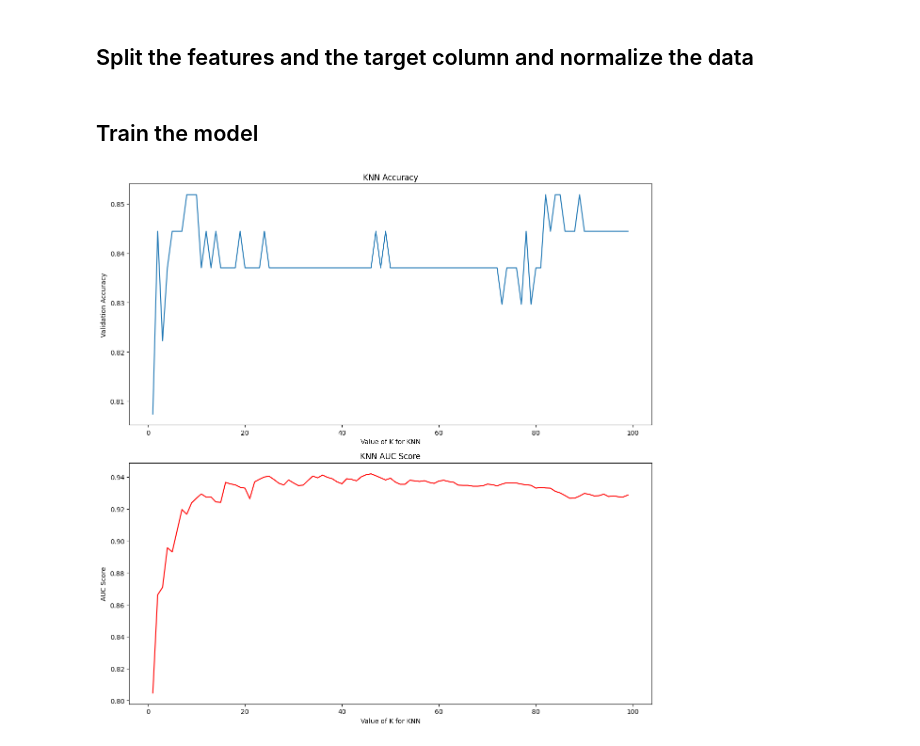
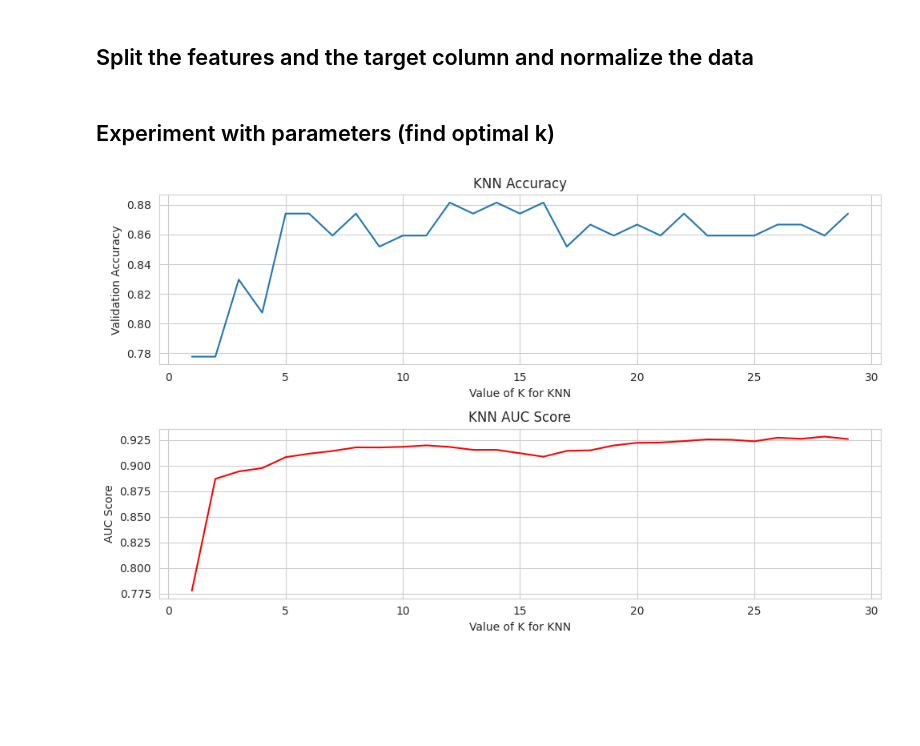
Before and after one commit to neiios/dtmm-task-4, a Jupyter notebook: knn.ipynb, the cells around one changed output. Drawn from its saved outputs; the diff is of its cells as text; code cells hidden in the pictures; blank space fills up the shorter version.

```diff
--- a/knn.ipynb
+++ b/knn.ipynb
@@ -11,18 +10,20 @@ validation_df = pd.read_csv('validation.csv')
 # %% [markdown]
 ## Split the features and the target column and normalize the data
 # %%
+from sklearn.preprocessing import MinMaxScaler
+
 scaler = MinMaxScaler()
 
 # full dataset
-X = scaler.fit_transform(df.drop('Class', axis=1))
+X = df.drop('Class', axis=1)
 y = df['Class']
 
 # splits
-X_train = scaler.fit_transform(train_df.drop('Class', axis=1))
+X_train = train_df.drop('Class', axis=1)
 y_train = train_df['Class']
-X_validation = scaler.fit_transform(validation_df.drop('Class', axis=1))
+X_validation = validation_df.drop('Class', axis=1)
 y_validation = validation_df['Class']
-X_test = scaler.fit_transform(test_df.drop('Class', axis=1))
+X_test = test_df.drop('Class', axis=1)
 y_test = test_df['Class']
 # %% [markdown]
-## Train the model
+## Experiment with parameters (find optimal k)
@@ -52,38 +30,39 @@ def get_result_stats(clf, X, y) -> None:
 # %%
+import matplotlib.pyplot as plt
 from sklearn.neighbors import KNeighborsClassifier
-from sklearn.metrics import accuracy_score
-import matplotlib.pyplot as plt
+from sklearn.metrics import confusion_matrix, accuracy_score, roc_auc_score, precision_score, recall_score, f1_score
 
-k_values = range(1, 100)
 validation_scores = []
 auc_scores = []
+
+k_values = range(1, 30)
 for k in k_values:
-    knn = KNeighborsClassifier(n_neighbors=k)
-    knn.fit(X_train, y_train)
+    knn = KNeighborsClassifier(n_neighbors=k).fit(X_train, y_train)
+
     y_pred = knn.predict(X_validation)
     y_pred_prob = knn.predict_proba(X_validation)[:, 1]
 
     accuracy = accuracy_score(y_validation, y_pred)
     auc = roc_auc_score(y_validation, y_pred_prob)
 
     validation_scores.append(accuracy)
     auc_scores.append(auc)
 
-plt.figure(figsize=(12, 12))
+plt.figure(figsize=(10, 6))
 
 plt.subplot(2, 1, 1)
 plt.plot(k_values, validation_scores, label='Accuracy')
 plt.xlabel('Value of K for KNN')
 plt.ylabel('Validation Accuracy')
 plt.title('KNN Accuracy')
 
 plt.subplot(2, 1, 2)
 plt.plot(k_values, auc_scores, label='AUC', color='red')
 plt.xlabel('Value of K for KNN')
 plt.ylabel('AUC Score')
 plt.title('KNN AUC Score')
 
 plt.tight_layout()
 plt.show()
 # %% [output]
-[figure, old version]
+[figure, new version]
```
Also changed, not shown: parts of 7 cells of this notebook, 1 other file.
